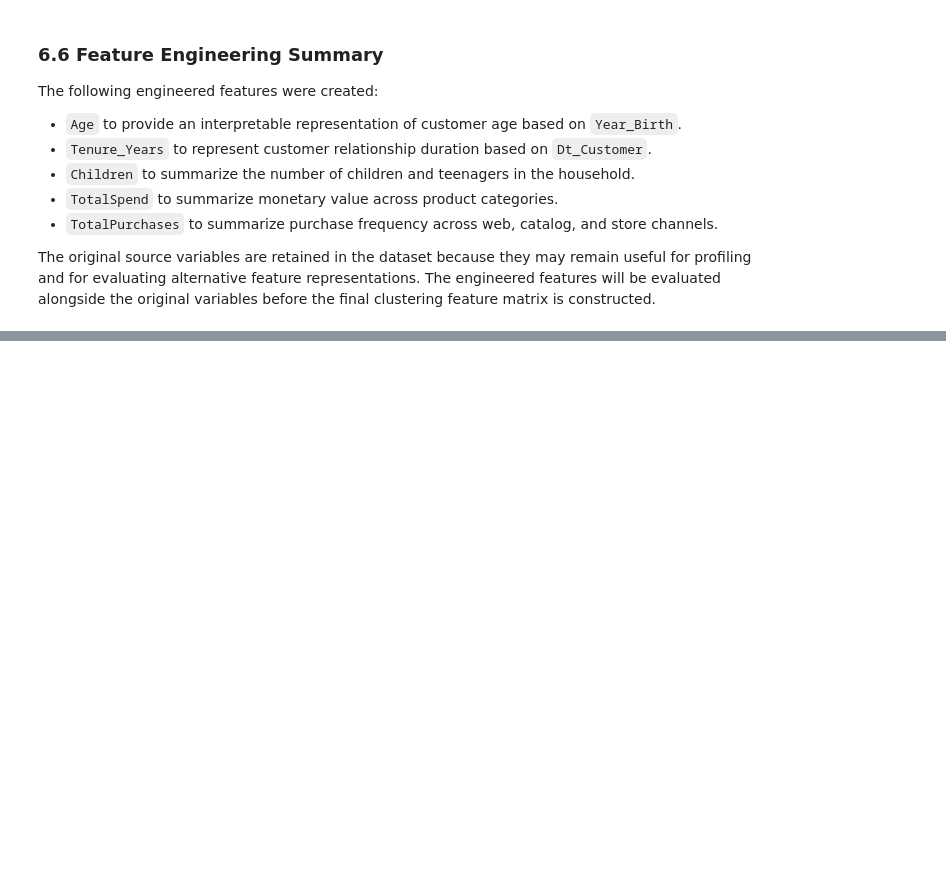
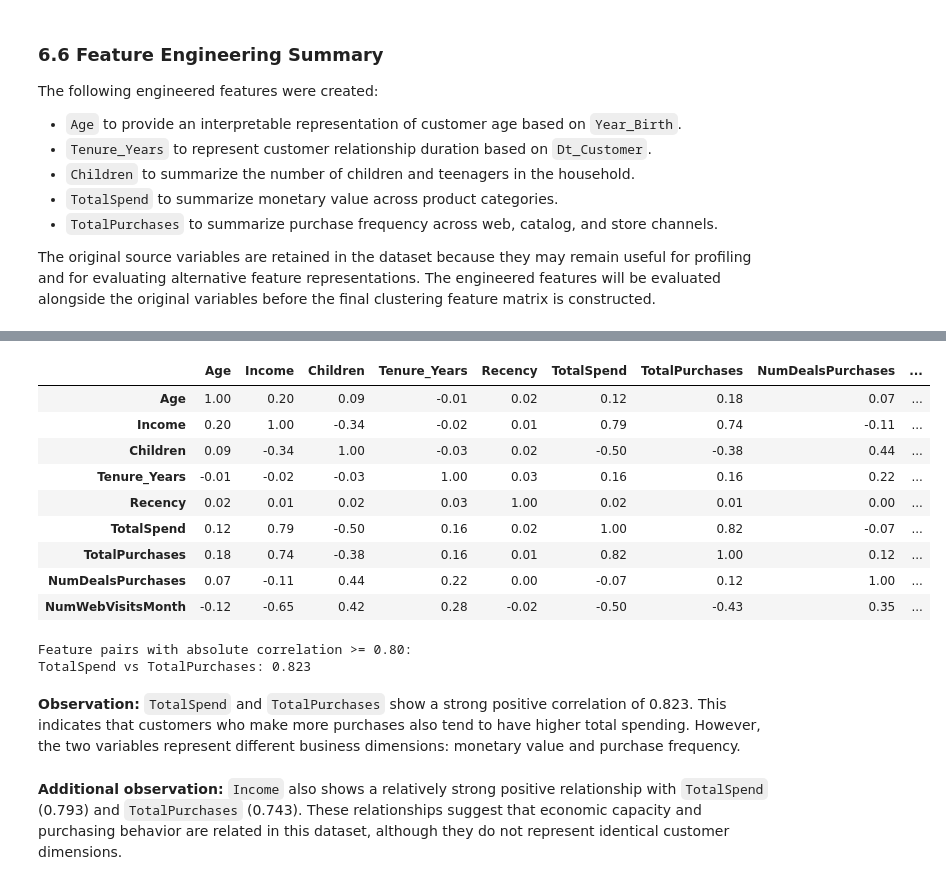
Before and after one commit to arwendy123/customer-segmentation-analysis, a Jupyter notebook: notebook/customer_segmentation.ipynb, the cells around one changed output, grey strips where cells are left out. Cells and saved outputs as stored; diff of their text form; code cells hidden in the pictures; blank space fills up the shorter version.

```diff
--- a/notebook/customer_segmentation.ipynb
+++ b/notebook/customer_segmentation.ipynb
@@ -732,0 +753,18 @@ The original source variables are retained in the dataset because they may remai
+# %%
+candidate_features = [
+    'Age',
+    'Income',
+    'Children',
+    'Tenure_Years',
+    'Recency',
+    'TotalSpend',
+    'TotalPurchases',
+    'NumDealsPurchases',
+    'NumWebVisitsMonth'
+]
+
+candidate_df = df[candidate_features].copy()
+
+print(f'Candidate features : {len(candidate_features)}')
+print(candidate_features)
+print(f'Rows available     : {candidate_df.shape[0]:,}')
@@ -732,0 +833,38 @@ The original source variables are retained in the dataset because they may remai
+# %%
+correlation_matrix = candidate_df.corr()
+
+correlation_matrix.round(2)
+# %% [output]
+|  | Age | Income | Children | Tenure_Years | Recency | TotalSpend | TotalPurchases | NumDealsPurchases | ... |
+| Age | 1.00 | 0.20 | 0.09 | -0.01 | 0.02 | 0.12 | 0.18 | 0.07 | ... |
+| Income | 0.20 | 1.00 | -0.34 | -0.02 | 0.01 | 0.79 | 0.74 | -0.11 | ... |
+| Children | 0.09 | -0.34 | 1.00 | -0.03 | 0.02 | -0.50 | -0.38 | 0.44 | ... |
+| Tenure_Years | -0.01 | -0.02 | -0.03 | 1.00 | 0.03 | 0.16 | 0.16 | 0.22 | ... |
+| Recency | 0.02 | 0.01 | 0.02 | 0.03 | 1.00 | 0.02 | 0.01 | 0.00 | ... |
+| TotalSpend | 0.12 | 0.79 | -0.50 | 0.16 | 0.02 | 1.00 | 0.82 | -0.07 | ... |
+| TotalPurchases | 0.18 | 0.74 | -0.38 | 0.16 | 0.01 | 0.82 | 1.00 | 0.12 | ... |
+| NumDealsPurchases | 0.07 | -0.11 | 0.44 | 0.22 | 0.00 | -0.07 | 0.12 | 1.00 | ... |
+| NumWebVisitsMonth | -0.12 | -0.65 | 0.42 | 0.28 | -0.02 | -0.50 | -0.43 | 0.35 | ... |
+# %%
+upper_triangle = correlation_matrix.where(
+    np.triu(np.ones(correlation_matrix.shape), k=1).astype(bool)
+)
+
+high_correlations = (
+    upper_triangle
+    .stack()
+    .sort_values(ascending=False)
+)
+
+print('Feature pairs with absolute correlation >= 0.80:')
+
+for (feature_1, feature_2), correlation in high_correlations.items():
+    if abs(correlation) >= 0.80:
+        print(f'{feature_1} vs {feature_2}: {correlation:.3f}')
+# %% [output]
+Feature pairs with absolute correlation >= 0.80:
+TotalSpend vs TotalPurchases: 0.823
+# %% [markdown]
+**Observation:** `TotalSpend` and `TotalPurchases` show a strong positive correlation of 0.823. This indicates that customers who make more purchases also tend to have higher total spending. However, the two variables represent different business dimensions: monetary value and purchase frequency.
+# %% [markdown]
+**Additional observation:** `Income` also shows a relatively strong positive relationship with `TotalSpend` (0.793) and `TotalPurchases` (0.743). These relationships suggest that economic capacity and purchasing behavior are related in this dataset, although they do not represent identical customer dimensions.
```
Also changed, not shown: parts of 46 cells of this notebook.
